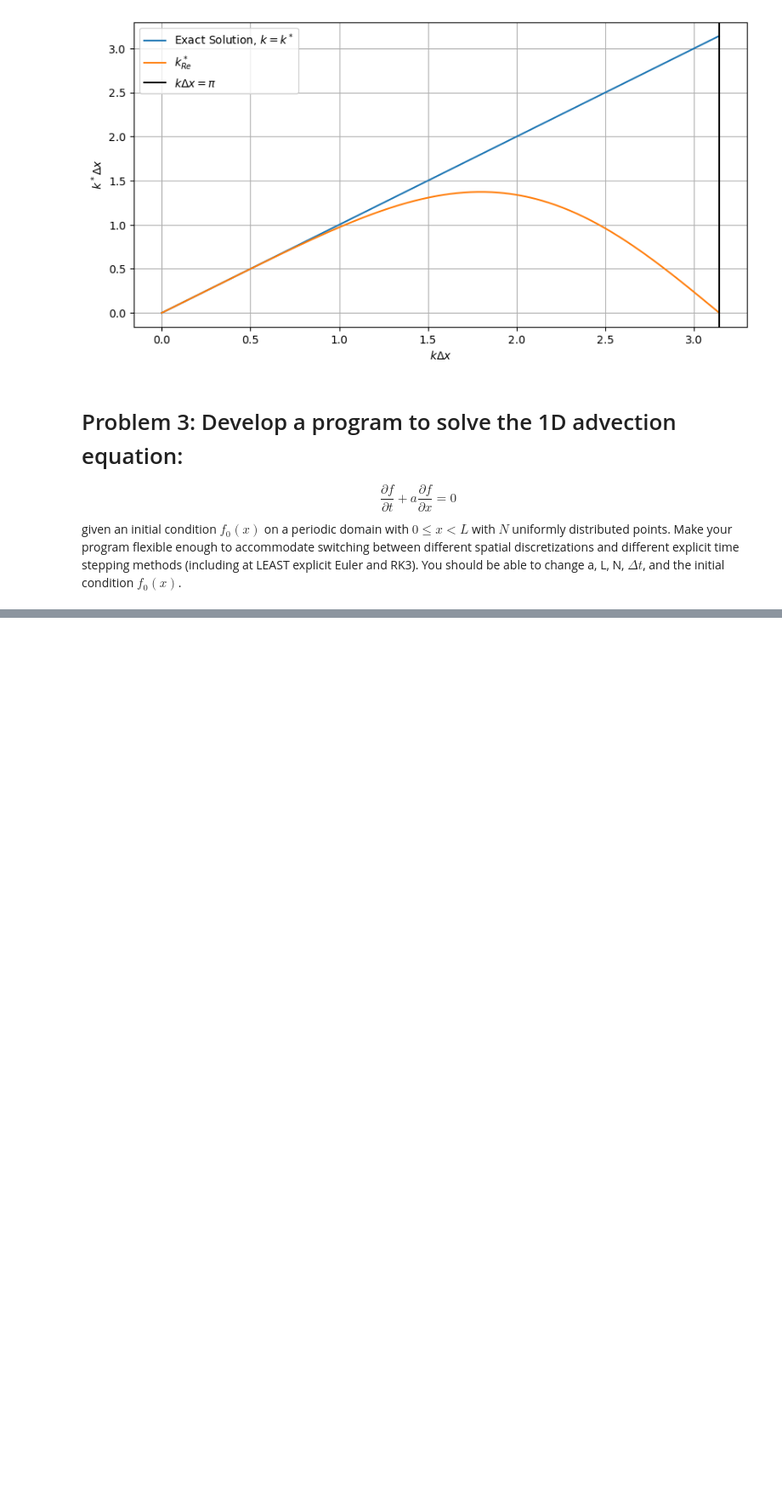
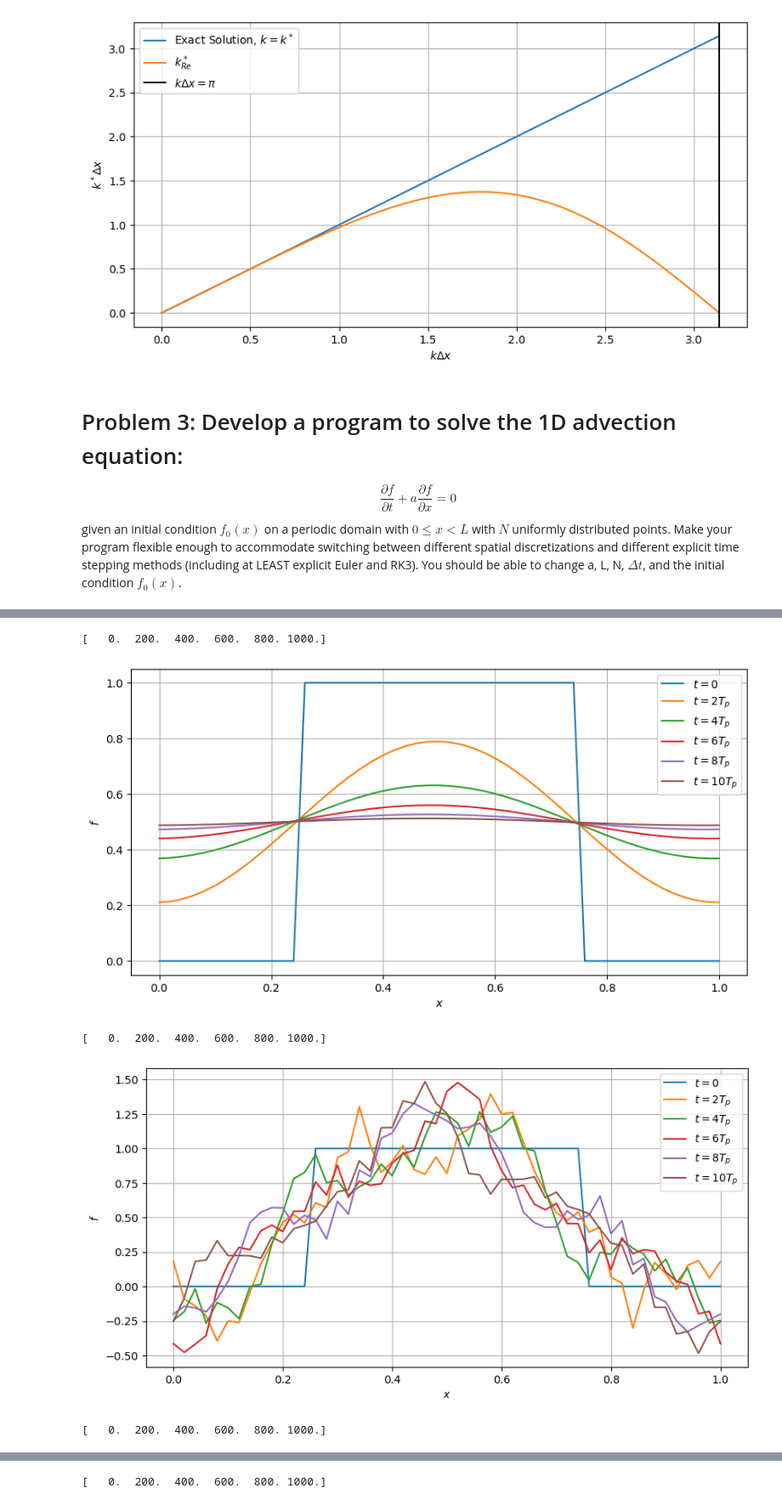
Before and after one commit to cartervu/CFD-AEM5253, a Jupyter notebook: HW2/CFD_HW2.ipynb, the cells around one changed output, grey strips where cells are left out. Shown at 85% size. Saved outputs shown, nothing was run; the diff lists cells and outputs as text; code cells hidden in the pictures; blank space fills up the shorter version.

```diff
--- a/HW2/CFD_HW2.ipynb
+++ b/HW2/CFD_HW2.ipynb
@@ -250,0 +241,15 @@ TypeError: 'numpy.float64' object is not callable
+# %%
+Fplot = solveadv(a=1,L=1,N=50,f0=square, CFL=0.5,Spatial=BDA1,TimeSolver=RK3)
+plot_vals(Fplot,'SquareBDA1')
+Fplot = solveadv(a=1,L=1,N=50,f0=square, CFL=0.5,Spatial=Cent2,TimeSolver=RK3)
+plot_vals(Fplot,'SquareCent2')
+Fplot = solveadv(a=1,L=1,N=50,f0=square, CFL=0.5,Spatial=Up3,TimeSolver=RK3)
+plot_vals(Fplot,'SquareUp3')
+Fplot = solveadv(a=1,L=1,N=50,f0=square, CFL=0.5,Spatial=Cent4,TimeSolver=RK3)
+plot_vals(Fplot,'SquareCent4')
+# %% [output]
+[   0.  200.  400.  600.  800. 1000.]
+[figure, added]
+[   0.  200.  400.  600.  800. 1000.]
+[figure, added]
+[   0.  200.  400.  600.  800. 1000.]
@@ -250,0 +257 @@ TypeError: 'numpy.float64' object is not callable
+[   0.  200.  400.  600.  800. 1000.]
```
Also changed, not shown: parts of 15 cells of this notebook, 12 other files.
